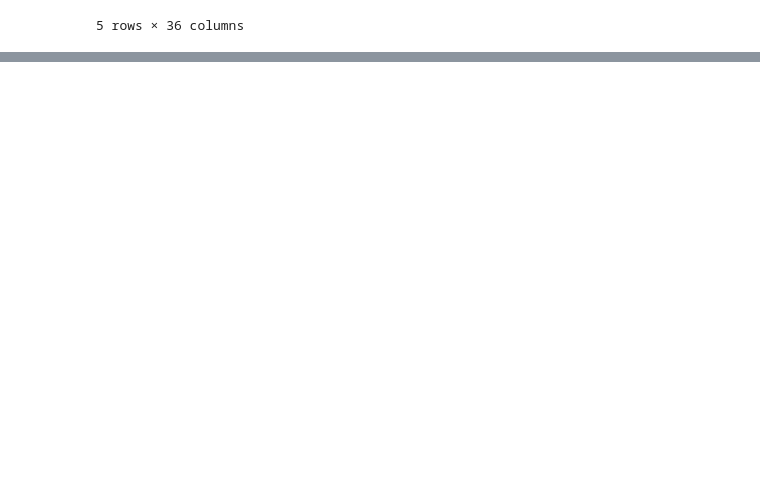
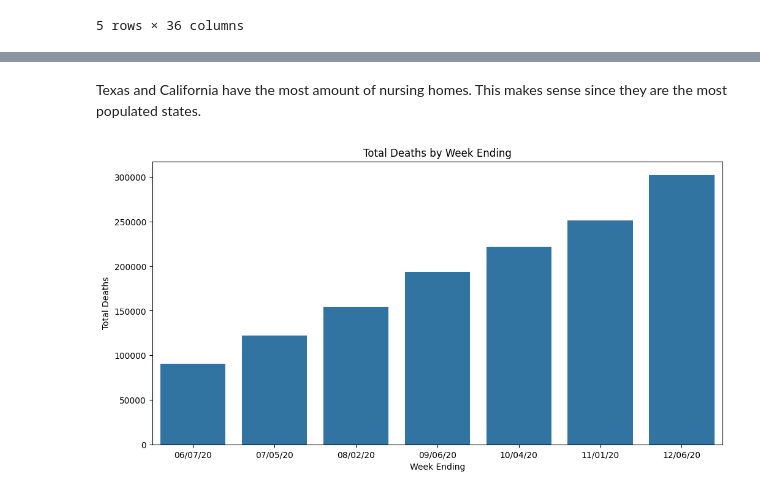
Before and after one commit to l-e13/visualization, a Jupyter notebook: assignment/assignment.ipynb, the cells around one changed output, grey strips where cells are left out. Cells and saved outputs as stored; diff of their text form; code cells hidden in the pictures; blank space fills up the shorter version.

```diff
--- a/assignment/assignment.ipynb
+++ b/assignment/assignment.ipynb
@@ -316,0 +398,13 @@ df_selected.head(20)
+# %% [markdown]
+Texas and California have the most amount of nursing homes. This makes sense since they are the most populated states.
+# %%
+# bar graph of deaths by week
+weekly_deaths = twentytwenty.groupby('Week Ending')['Residents Total All Deaths'].sum().reset_index()
+plt.figure(figsize=(12, 6))
+sns.barplot(x='Week Ending', y='Residents Total All Deaths', data=weekly_deaths)
+plt.title('Total Deaths by Week Ending')
+plt.xlabel('Week Ending')
+plt.ylabel('Total Deaths')
+plt.show()
+# %% [output]
+[figure, added]
```
Also changed, not shown: parts of 17 cells of this notebook.
